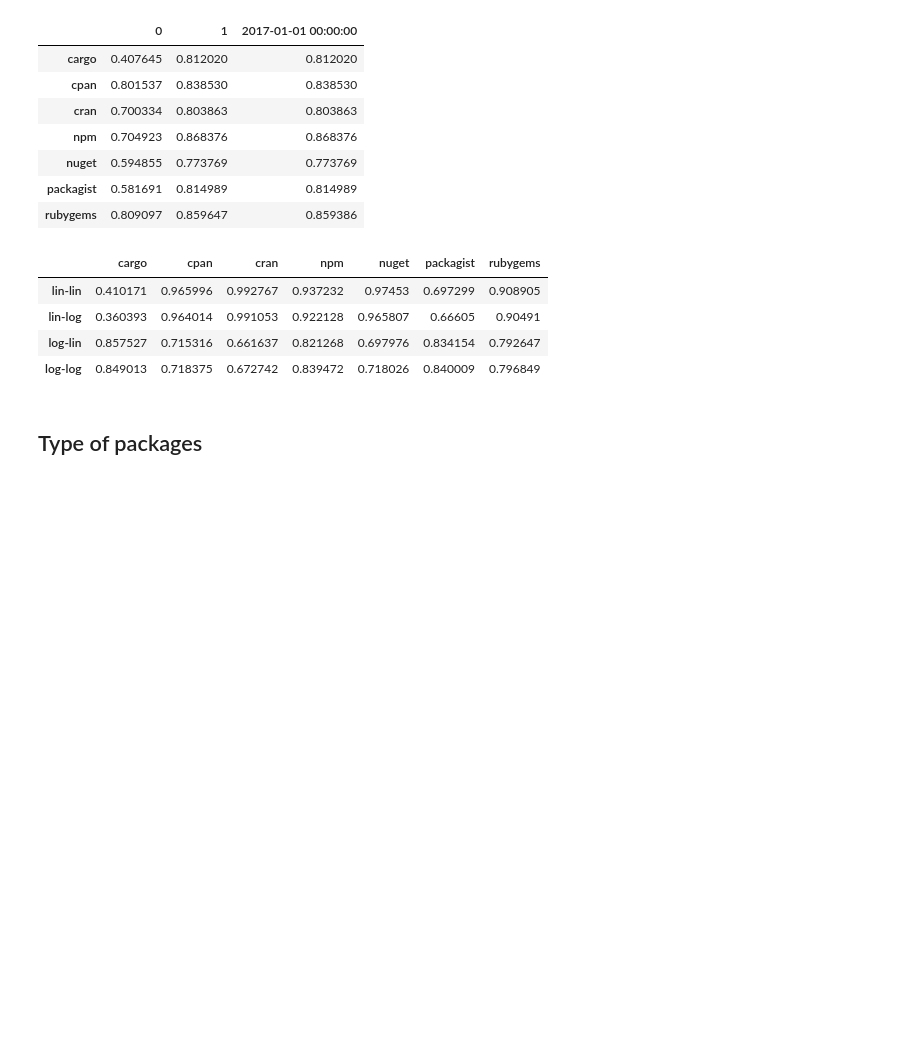
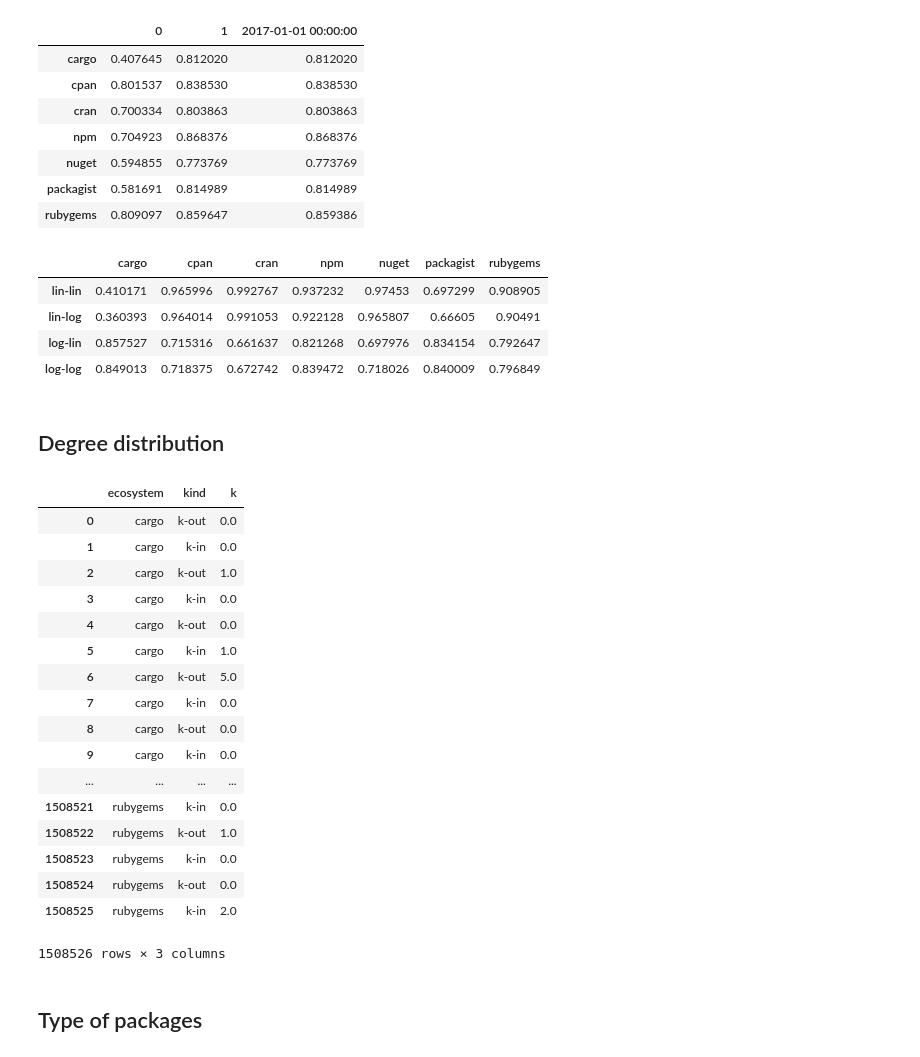
Before and after one commit to AlexandreDecan/ecos-emse, a Jupyter notebook: notebooks/Graphs metrics.ipynb, the cells around one changed output. Drawn from its saved outputs; the diff is of its cells as text; code cells hidden in the pictures; blank space fills up the shorter version.

```diff
--- a/notebooks/Graphs metrics.ipynb
+++ b/notebooks/Graphs metrics.ipynb
@@ -737,3 +737,5 @@ evolution_linlog_regressions(data_temp.astype(float))
 | lin-log | 0.360393 | 0.964014 | 0.991053 | 0.922128 | 0.965807 | 0.66605 | 0.90491 |
 | log-lin | 0.857527 | 0.715316 | 0.661637 | 0.821268 | 0.697976 | 0.834154 | 0.792647 |
 | log-log | 0.849013 | 0.718375 | 0.672742 | 0.839472 | 0.718026 | 0.840009 | 0.796849 |
+# %% [markdown]
+## Degree distribution
@@ -740,3 +752,26 @@ evolution_linlog_regressions(data_temp.astype(float))
+# %%
+df = pandas.DataFrame.from_records(data, columns=['ecosystem', 'kind', 'k'])
+
+seaborn.countplot(x='')
+# %% [output]
+|  | ecosystem | kind | k |
+| 0 | cargo | k-out | 0.0 |
+| 1 | cargo | k-in | 0.0 |
+| 2 | cargo | k-out | 1.0 |
+| 3 | cargo | k-in | 0.0 |
+| 4 | cargo | k-out | 0.0 |
+| 5 | cargo | k-in | 1.0 |
+| 6 | cargo | k-out | 5.0 |
+| 7 | cargo | k-in | 0.0 |
+| 8 | cargo | k-out | 0.0 |
+| 9 | cargo | k-in | 0.0 |
+| ... | ... | ... | ... |
+| 1508521 | rubygems | k-in | 0.0 |
+| 1508522 | rubygems | k-out | 1.0 |
+| 1508523 | rubygems | k-in | 0.0 |
+| 1508524 | rubygems | k-out | 0.0 |
+| 1508525 | rubygems | k-in | 2.0 |
+1508526 rows × 3 columns
 # %% [markdown]
 ## Type of packages
 # %%
```
Also changed, not shown: parts of 4 cells of this notebook, 1 other file.
